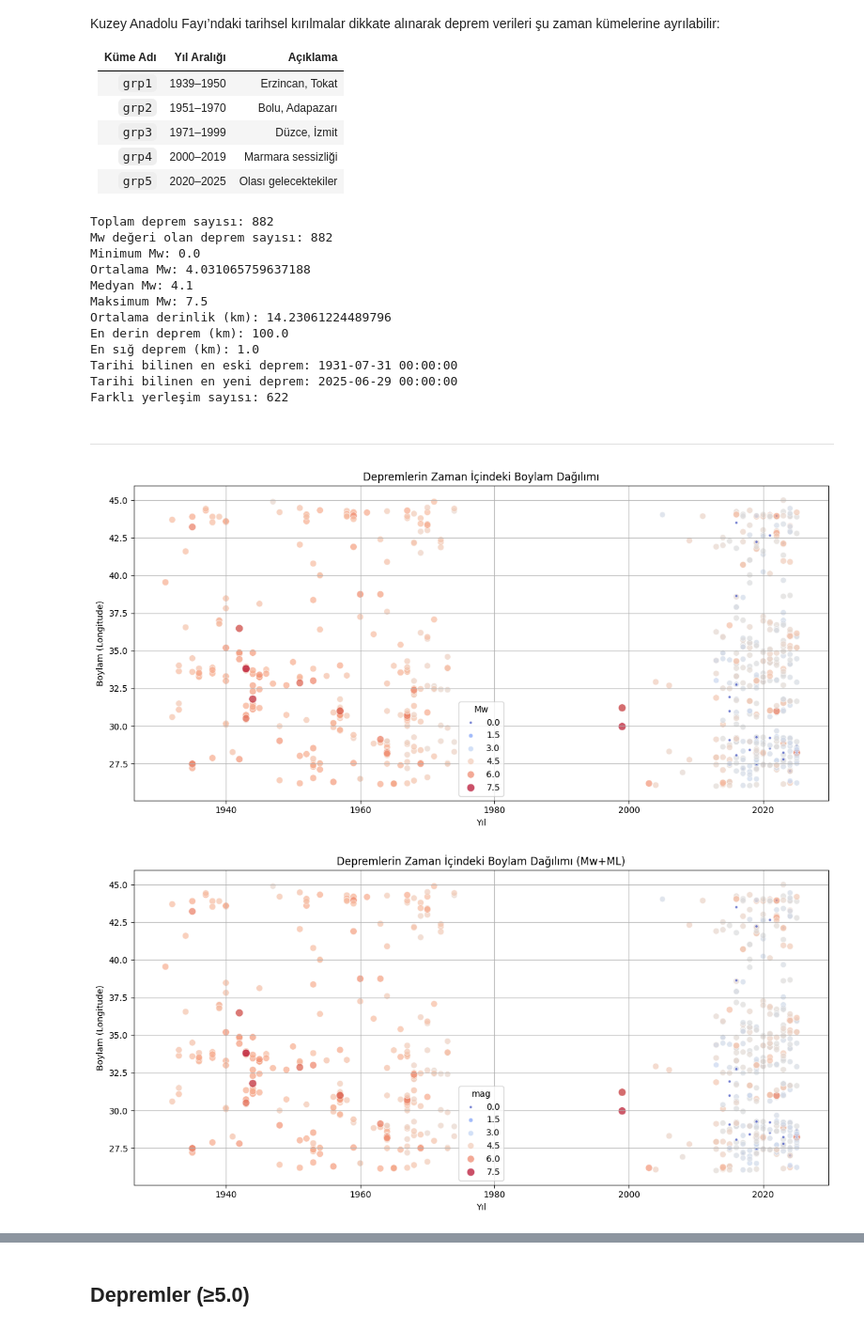
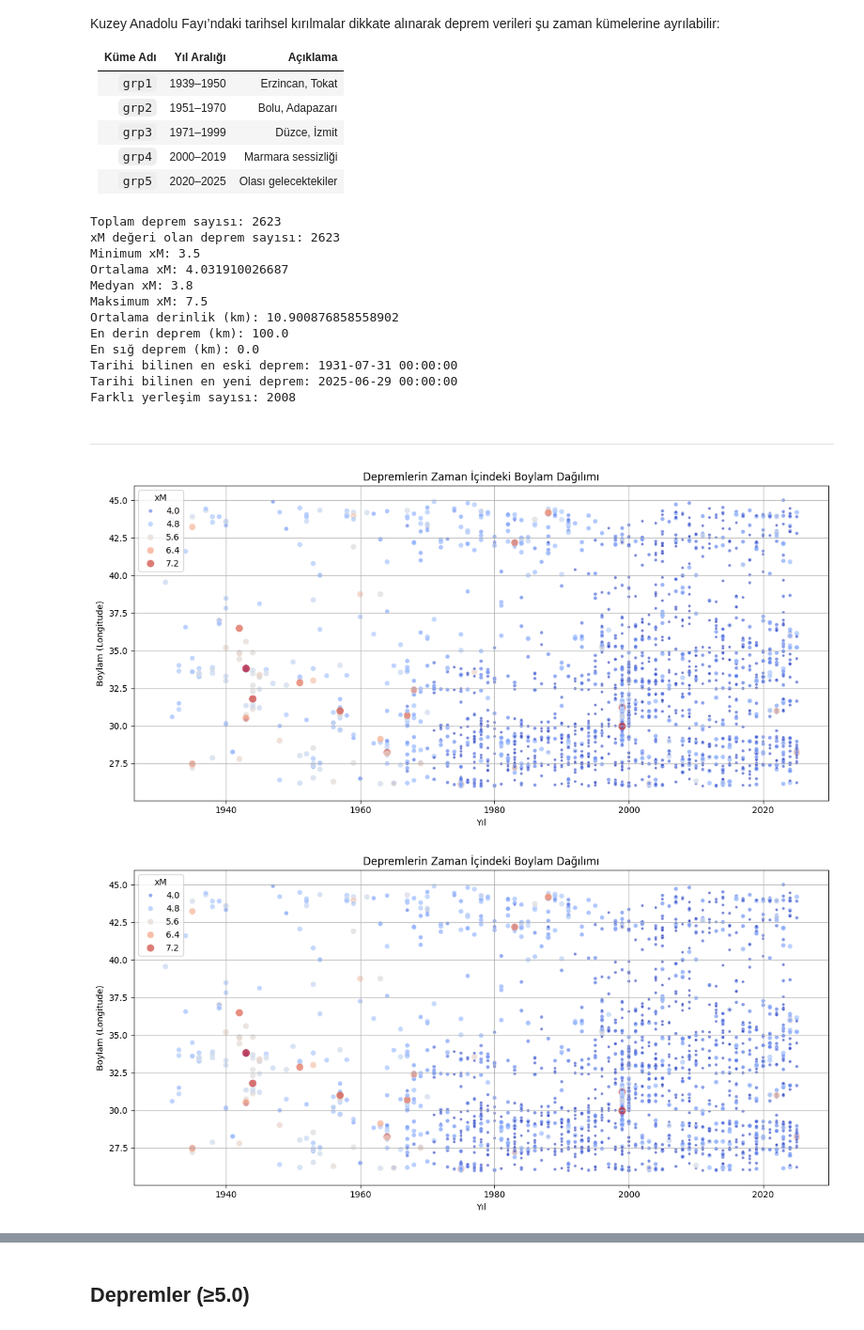
Before and after one commit to TolgaKilinckaya/kuzeyanadolufay, a Jupyter notebook: analysis.ipynb, the cells around one changed output, grey strips where cells are left out. Shown at 94% size. Drawn from its saved outputs; the diff is of its cells as text; code cells hidden in the pictures.

```diff
--- a/analysis.ipynb
+++ b/analysis.ipynb
@@ -44,7 +56,7 @@ plt.show()
 [figure]
 # %%
 # Mw değeri olmayanları filtrele (NaN olanlar hata verir)
-df = df[df["Mw"].notna()]
+df = df[df["xM"].notna()]
 
 # Harita sınırları
 lon_min, lon_max = 25, 45
@@ -69,7 +81,7 @@ m.drawmeridians(range(25, 46, 2), labels=[0,0,0,1])
 x, y = m(df["Boylam"].values, df["Enlem"].values)
 
 # Scatter plot: renk = Mw, büyüklük = Mw * 3
-sc = m.scatter(x, y, c=df["Mw"], cmap="jet", s=df["Mw"]*5, alpha=0.7, edgecolors='k', linewidths=0.2)
+sc = m.scatter(x, y, c=df["xM"], cmap="jet", s=df["xM"]*5, alpha=0.7, edgecolors='k', linewidths=0.2)
 
 # Colorbar
 cbar = plt.colorbar(sc, shrink=0.8, pad=0.03)
@@ -84,6 +96,6 @@ plt.show()
 # %%
 # Geçerli Mw ve tarih bilgisi olanları al
-df = df[df["Mw"].notna() & df["Tarih"].notna()]
+df = df[df["xM"].notna() & df["Tarih"].notna()]
 
 # Tarih kolonu datetime'e çevir
 df["Tarih"] = pd.to_datetime(df["Tarih"], errors='coerce')
@@ -161,16 +173,16 @@ df["Yil"] = df["Tarih"].dt.year
 df["Ay"] = df["Tarih"].dt.month
 
 # En yaygın büyüklük ölçüsü olarak Mw seçelim
-df_mw = df[df["Mw"].notna()]
+df_mw = df[df["xM"].notna()]
 
 # Genel istatistiksel özet
 istatistikler = {
     "Toplam deprem sayısı": len(df),
-    "Mw değeri olan deprem sayısı": len(df_mw),
-    "Minimum Mw": df_mw["Mw"].min(),
-    "Ortalama Mw": df_mw["Mw"].mean(),
-    "Medyan Mw": df_mw["Mw"].median(),
-    "Maksimum Mw": df_mw["Mw"].max(),
+    "xM değeri olan deprem sayısı": len(df_mw),
+    "Minimum xM": df_mw["xM"].min(),
+    "Ortalama xM": df_mw["xM"].mean(),
+    "Medyan xM": df_mw["xM"].median(),
+    "Maksimum xM": df_mw["xM"].max(),
     "Ortalama derinlik (km)": df["derinlik_km"].mean(),
     "En derin deprem (km)": df["derinlik_km"].max(),
     "En sığ deprem (km)": df["derinlik_km"].min(),
@@ -183,18 +195,18 @@ istatistikler = {
 for k, v in istatistikler.items():
     print(f"{k}: {v}")
 # %% [output]
-Toplam deprem sayısı: 882
-Mw değeri olan deprem sayısı: 882
-Minimum Mw: 0.0
-Ortalama Mw: 4.031065759637188
-Medyan Mw: 4.1
-Maksimum Mw: 7.5
-Ortalama derinlik (km): 14.23061224489796
+Toplam deprem sayısı: 2623
+xM değeri olan deprem sayısı: 2623
+Minimum xM: 3.5
+Ortalama xM: 4.031910026687
+Medyan xM: 3.8
+Maksimum xM: 7.5
+Ortalama derinlik (km): 10.900876858558902
 En derin deprem (km): 100.0
-En sığ deprem (km): 1.0
+En sığ deprem (km): 0.0
 Tarihi bilinen en eski deprem: 1931-07-31 00:00:00
 Tarihi bilinen en yeni deprem: 2025-06-29 00:00:00
-Farklı yerleşim sayısı: 622
+Farklı yerleşim sayısı: 2008
 # %% [markdown]
 ---
 # %%
@@ -210,35 +222,32 @@ df_clean["Yil"] = df_clean["Tarih"].dt.year
 #                     (df_clean["boylam"] >= 27) & (df_clean["boylam"] <= 40)]
 # %%
 plt.figure(figsize=(12, 6))
-sns.scatterplot(data=df_clean, x="Yil", y="Boylam", hue="Mw", palette="coolwarm", size="Mw", sizes=(10, 80), alpha=0.7)
+sns.scatterplot(data=df_clean, x="Yil", y="Boylam", hue="xM", palette="coolwarm", size="xM", sizes=(10, 80), alpha=0.7)
 plt.title("Depremlerin Zaman İçindeki Boylam Dağılımı")
 plt.xlabel("Yıl")
 plt.ylabel("Boylam (Longitude)")
-plt.legend(title="Mw")
+plt.legend(title="xM")
 plt.grid(True)
 plt.tight_layout()
 plt.show()
 # %% [output]
-[figure, old version]
+[figure, new version]
 # %%
-# Mw varsa onu al, yoksa ML kullan
-df["mag"] = df["Mw"].fillna(df["ML"])
-
 # Sadece tarih, boylam ve mag bilgisi olanları al
-df_clean = df[df["Tarih"].notna() & df["Boylam"].notna() & df["mag"].notna()]
+df_clean = df[df["Tarih"].notna() & df["Boylam"].notna() & df["xM"].notna()]
 # %%
 plt.figure(figsize=(12, 6))
-sns.scatterplot(data=df_clean, x="Yil", y="Boylam", hue="mag", size="mag",
+sns.scatterplot(data=df_clean, x="Yil", y="Boylam", hue="xM", size="xM",
                 palette="coolwarm", sizes=(10, 80), alpha=0.7, legend="brief")
 
-plt.title("Depremlerin Zaman İçindeki Boylam Dağılımı (Mw+ML)")
+plt.title("Depremlerin Zaman İçindeki Boylam Dağılımı")
 plt.xlabel("Yıl")
 plt.ylabel("Boylam (Longitude)")
 plt.grid(True)
 plt.tight_layout()
 plt.show()
 # %% [output]
-[figure, old version]
+[figure, new version]
 # %%
 from sklearn.linear_model import LinearRegression
 import numpy as np
```
Also changed, not shown: parts of 31 cells of this notebook, 2 other files.
